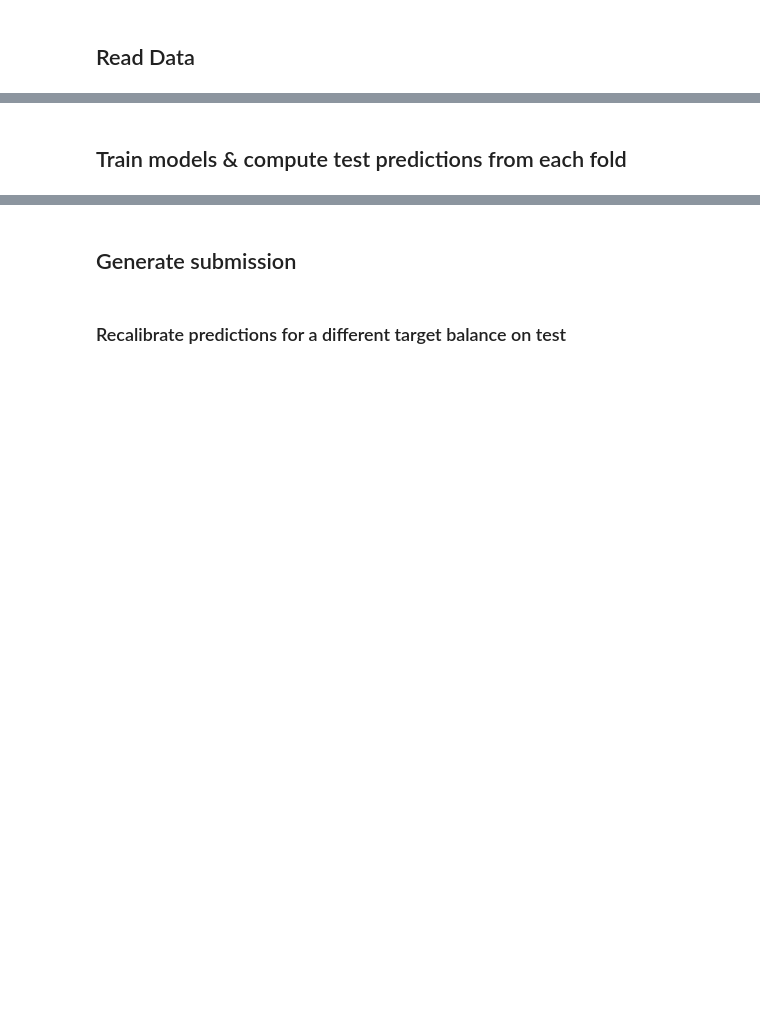
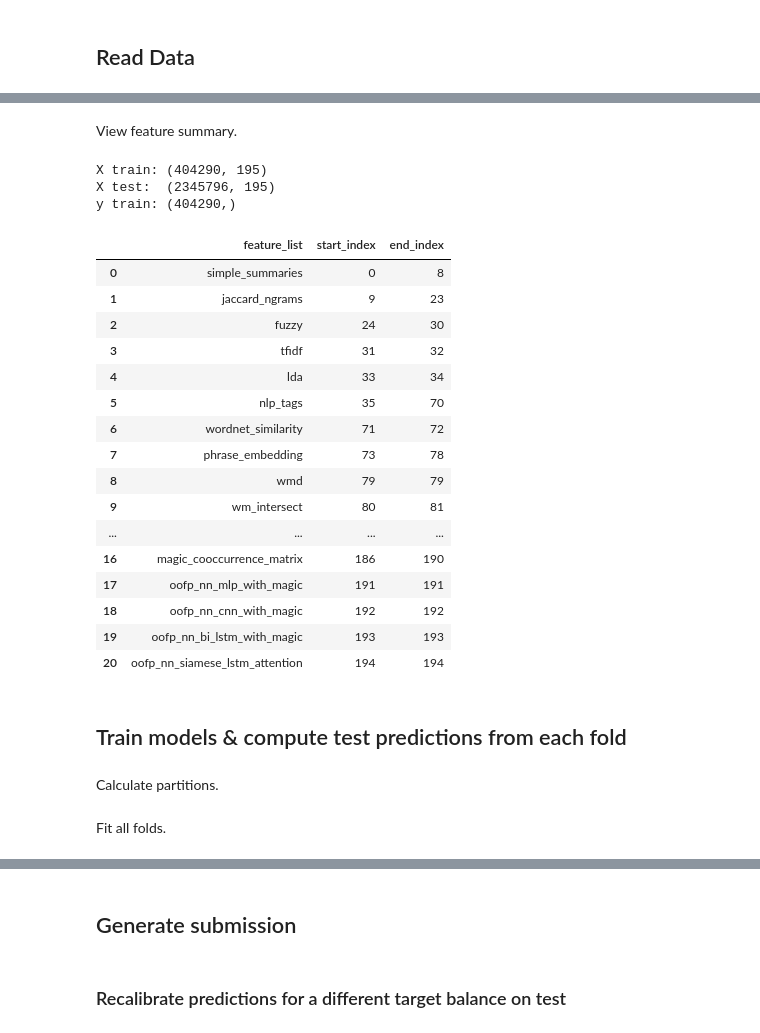
Before and after one commit to YuriyGuts/kaggle-quora-question-pairs, a Jupyter notebook: notebooks/classify-lightgbm-cv-pred.ipynb, the cells around one changed output, grey strips where cells are left out. Saved outputs shown, nothing was run; the diff lists cells and outputs as text; code cells hidden in the pictures; blank space fills up the shorter version.

```diff
--- a/notebooks/classify-lightgbm-cv-pred.ipynb
+++ b/notebooks/classify-lightgbm-cv-pred.ipynb
@@ -10,0 +21,2 @@ from sklearn.model_selection import StratifiedKFold
+# %%
+project = kg.Project.discover()
@@ -46,5 +37,32 @@ feature_lists = [
+# %%
+feature_lists = [
+    'simple_summaries',
+    'jaccard_ngrams',
+    'fuzzy',
+    'tfidf',
+    'lda',
+    'nlp_tags',
+    'wordnet_similarity',
+    'phrase_embedding',
+    'wmd',
+    'wm_intersect',
+
+    '3rdparty_abhishek',
+    '3rdparty_dasolmar_whq',
+    '3rdparty_mephistopheies',
+    '3rdparty_image_similarity',
+
+    'magic_pagerank',
+    'magic_frequencies',
+    'magic_cooccurrence_matrix',
+
+    'oofp_nn_mlp_with_magic',
+    'oofp_nn_cnn_with_magic',
+    'oofp_nn_bi_lstm_with_magic',
+    'oofp_nn_siamese_lstm_attention',
+]
 # %%
-df_train, df_test, _ = load_feature_lists(feature_lists)
+df_train, df_test, feature_list_ix = project.load_feature_lists(feature_lists)
 # %%
 X_train = df_train.values
 X_test = df_test.values
@@ -53,5 +71,37 @@ y_train = load(features_data_folder + 'y_train.pickle')
+# %% [markdown]
+View feature summary.
+# %%
+print('X train:', X_train.shape)
+print('X test: ', X_test.shape)
+print('y train:', y_train.shape)
+# %% [output]
+X train: (404290, 195)
+X test:  (2345796, 195)
+y train: (404290,)
+# %%
+pd.DataFrame(feature_list_ix, columns=['feature_list', 'start_index', 'end_index'])
+# %% [output]
+|  | feature_list | start_index | end_index |
+| 0 | simple_summaries | 0 | 8 |
+| 1 | jaccard_ngrams | 9 | 23 |
+| 2 | fuzzy | 24 | 30 |
+| 3 | tfidf | 31 | 32 |
+| 4 | lda | 33 | 34 |
+| 5 | nlp_tags | 35 | 70 |
+| 6 | wordnet_similarity | 71 | 72 |
+| 7 | phrase_embedding | 73 | 78 |
+| 8 | wmd | 79 | 79 |
+| 9 | wm_intersect | 80 | 81 |
+| ... | ... | ... | ... |
+| 16 | magic_cooccurrence_matrix | 186 | 190 |
+| 17 | oofp_nn_mlp_with_magic | 191 | 191 |
+| 18 | oofp_nn_cnn_with_magic | 192 | 192 |
+| 19 | oofp_nn_bi_lstm_with_magic | 193 | 193 |
+| 20 | oofp_nn_siamese_lstm_attention | 194 | 194 |
 # %% [markdown]
 ## Train models & compute test predictions from each fold
+# %% [markdown]
+Calculate partitions.
 # %%
 kfold = StratifiedKFold(
     n_splits=NUM_FOLDS,
@@ -60,6 +110,8 @@ kfold = StratifiedKFold(
 )
 # %%
 y_test_pred = np.zeros((len(X_test), NUM_FOLDS))
+# %% [markdown]
+Fit all folds.
 # %%
 cv_scores = []
 # %%
```
Also changed, not shown: parts of 21 cells of this notebook.
